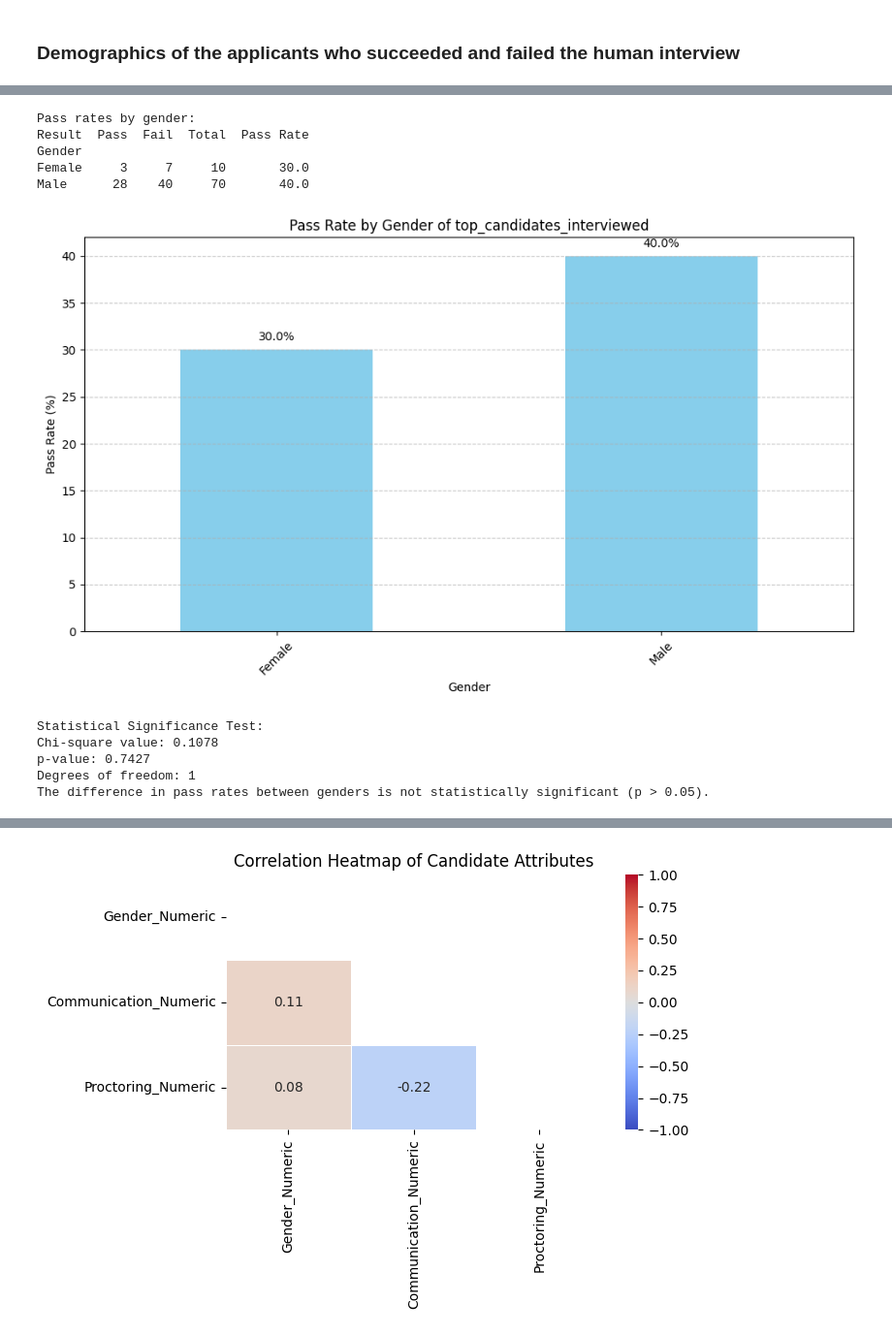
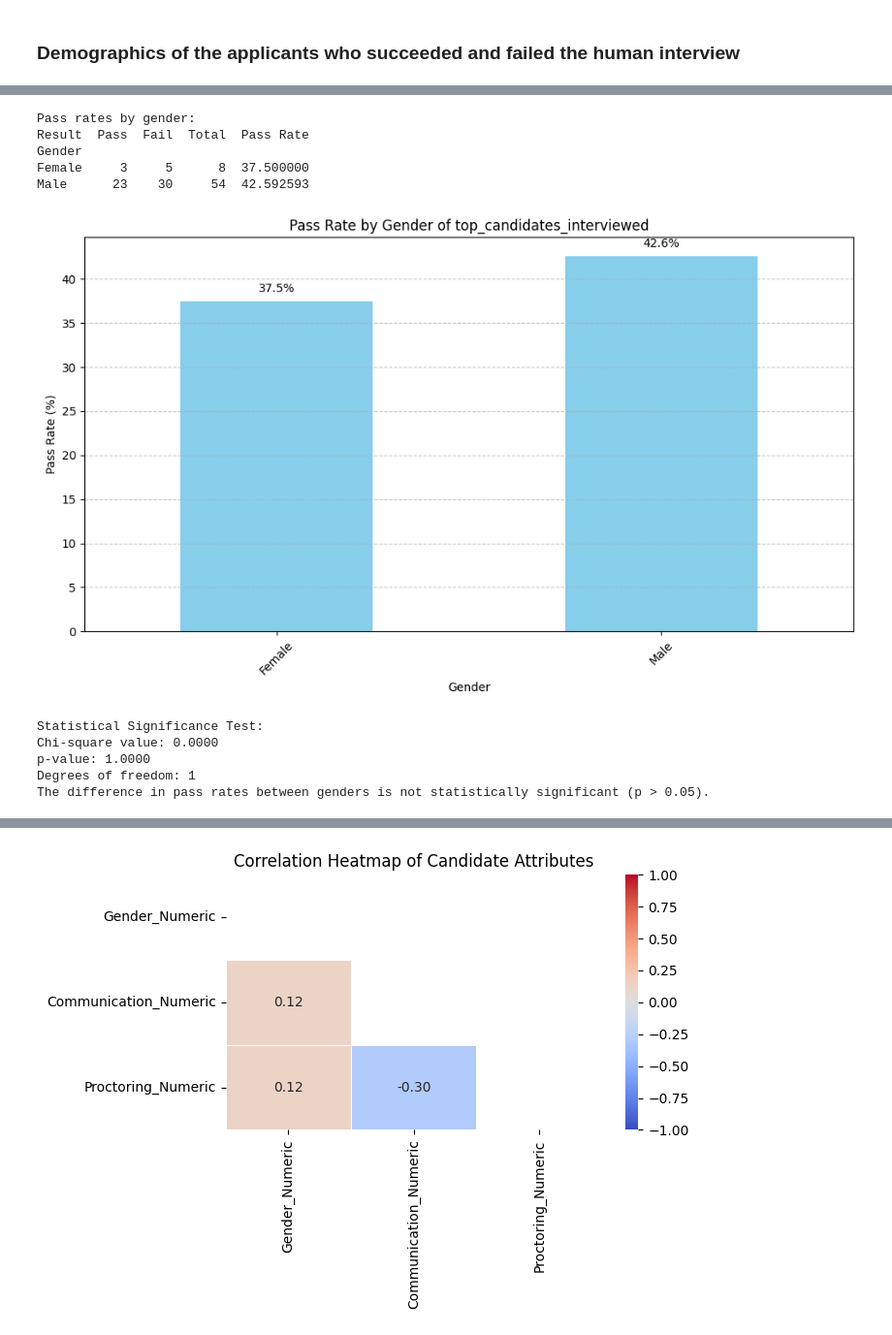
Before and after one commit to lasyapamarthy/AI_recruiter_internal, a Jupyter notebook: micro1-controll-experiment-EDA/controlled_experiment_EDA.ipynb, the cells around one changed output, grey strips where cells are left out. Shown: that part at 97% size. Saved outputs shown, nothing was run; the diff lists cells and outputs as text; code cells hidden in the pictures.

Commit message:
controlled experiment demographic EDA fixed

```diff
--- a/micro1-controll-experiment-EDA/controlled_experiment_EDA.ipynb
+++ b/micro1-controll-experiment-EDA/controlled_experiment_EDA.ipynb
@@ -210,0 +212,13 @@ This represents a small effect size.
+# %%
+# These are our new cleaned datasets with no duplicates
+
+
+print(ai_applicants_clean.shape[0])
+print(manual_screening_clean.shape[0])
+print(top_candidates_clean.shape[0])
+
+#Reassign the cleaned datasets to the original variables to conduct the demographicanalysis on the cleaned datasets
+
+ai_applicants_df = ai_applicants_clean
+manual_screening_applicants_df = manual_screening_clean
+top_candidates_interviewed = top_candidates_clean
@@ -335,7 +520,4 @@ Name: count, dtype: float64
 # %%
-# Load the data (if not already loaded)
-if 'top_candidates_interviewed' not in locals():
-    top_candidates_interviewed = pd.read_csv("top_candidates_interviewed.csv")
 
 # Group by gender and result, then count
 gender_result_counts = top_candidates_interviewed.groupby(['Gender', 'Result']).size().unstack(fill_value=0)
@@ -361,39 +543,39 @@ plt.grid(axis='y', linestyle='--', alpha=0.7)
 for i, rate in enumerate(gender_result_counts['Pass Rate']):
     plt.text(i, rate + 1, f'{rate:.1f}%', ha='center')
 
 plt.tight_layout()
 plt.show()
 
 # Statistical significance test
 import scipy.stats as stats
 
 # Create a contingency table for chi-square test
 contingency_table = gender_result_counts[['Pass', 'Fail']]
 
 # Perform chi-square test
 chi2, p_value, dof, expected = stats.chi2_contingency(contingency_table)
 
 print("\nStatistical Significance Test:")
 print(f"Chi-square value: {chi2:.4f}")
 print(f"p-value: {p_value:.4f}")
 print(f"Degrees of freedom: {dof}")
 
 # Interpret the results
 alpha = 0.05
 if p_value < alpha:
     print(f"The difference in pass rates between genders is statistically significant (p < {alpha}).")
 else:
     print(f"The difference in pass rates between genders is not statistically significant (p > {alpha}).")
 # %% [output]
 Pass rates by gender:
 Result  Pass  Fail  Total  Pass Rate
 Gender
-Female     3     7     10       30.0
-Male      28    40     70       40.0
+Female     3     5      8  37.500000
+Male      23    30     54  42.592593
-[figure, old version]
+[figure, new version]
 Statistical Significance Test:
-Chi-square value: 0.1078
-p-value: 0.7427
+Chi-square value: 0.0000
+p-value: 1.0000
 Degrees of freedom: 1
 The difference in pass rates between genders is not statistically significant (p > 0.05).
 # %%
```
Also changed, not shown: parts of 24 cells of this notebook, 1 other file.
